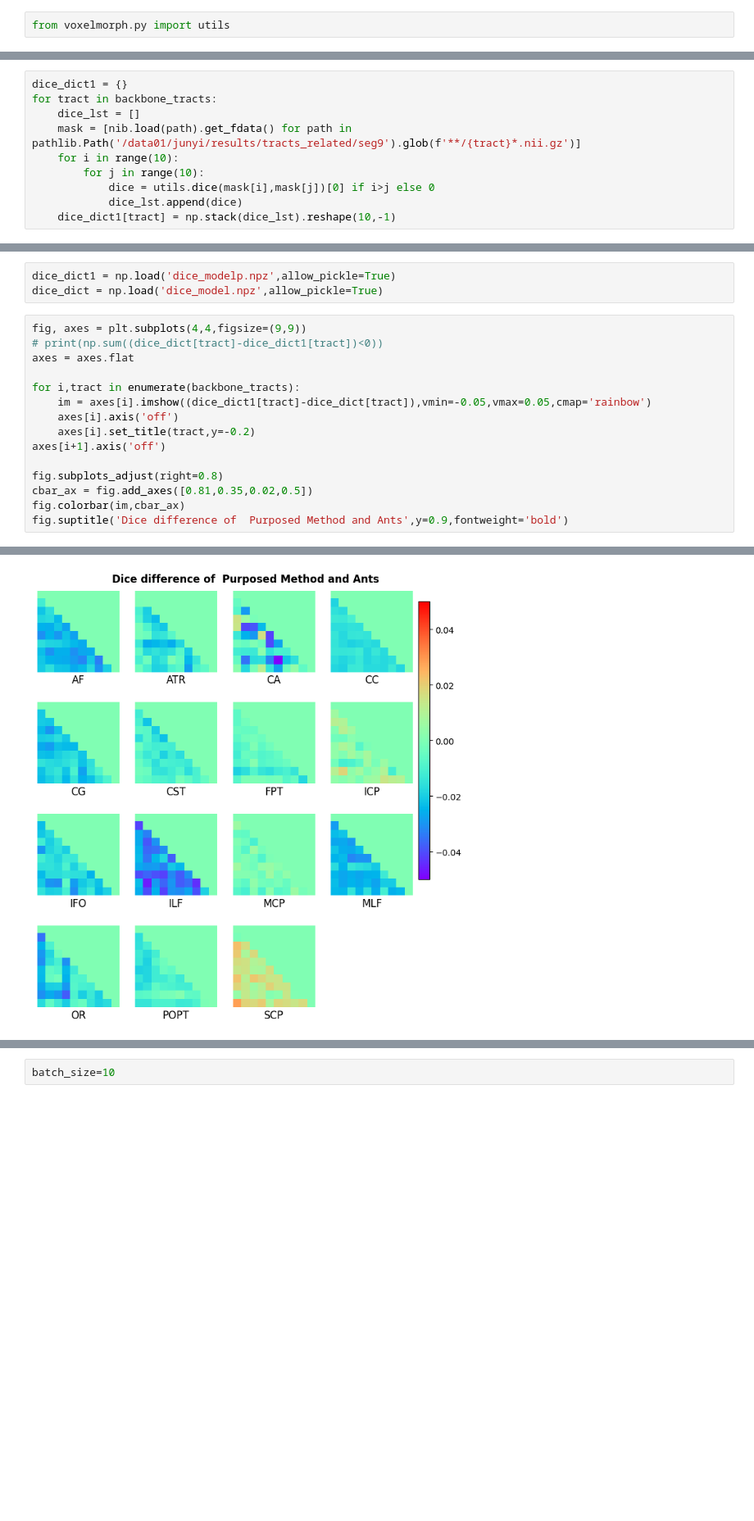
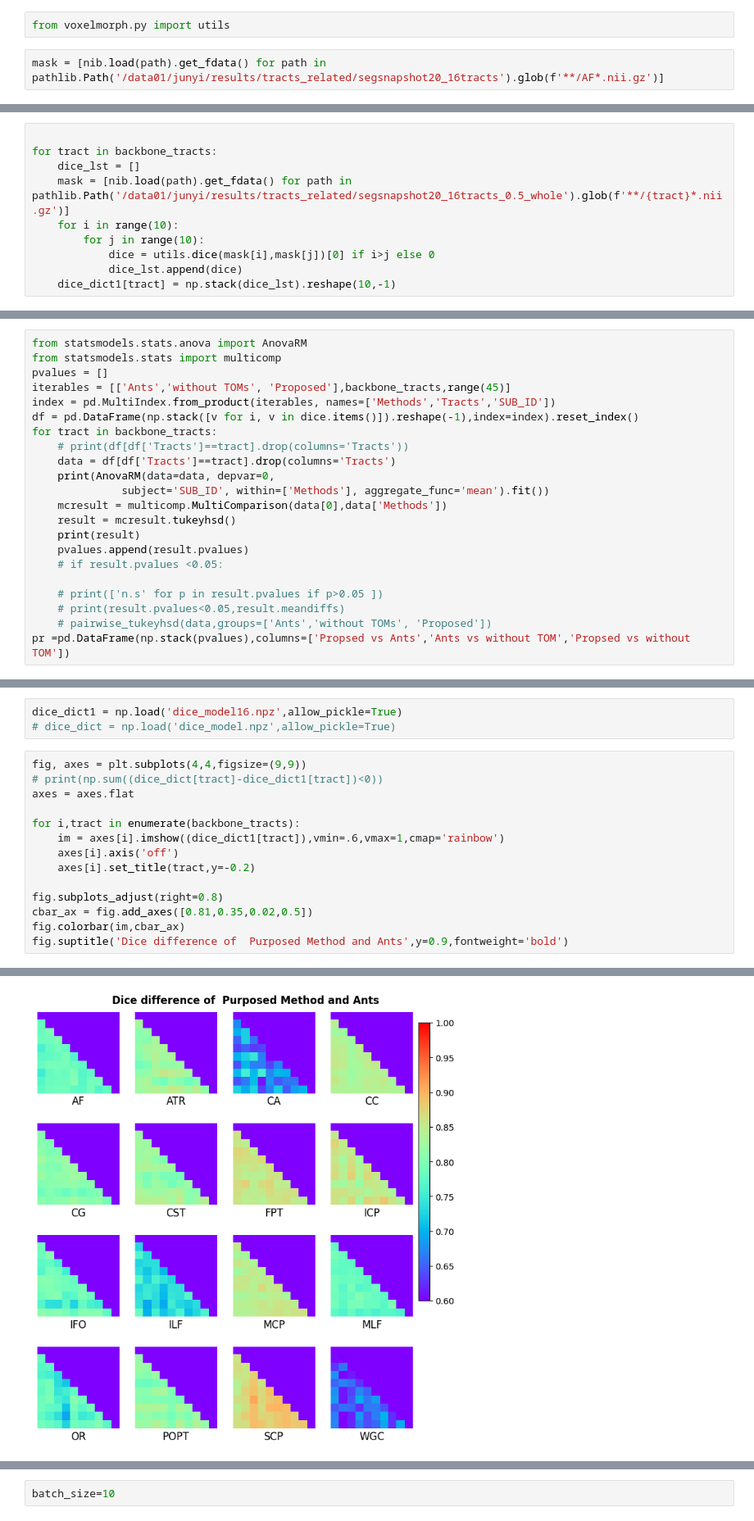
Before and after one commit to eiroW/voxelmorph, a Jupyter notebook: fiber-registeration-evaluation.ipynb, the cells around one changed output, grey strips where cells are left out. Shown: that part at 82% size. Drawn from its saved outputs; the diff is of its cells as text; blank space fills up the shorter version.

```diff
--- a/fiber-registeration-evaluation.ipynb
+++ b/fiber-registeration-evaluation.ipynb
@@ -17,2 +17,4 @@ backbone_tracts = ['AF', 'ATR', 'CA', 'CC',
 # %%
 from voxelmorph.py import utils
+# %%
+mask = [nib.load(path).get_fdata() for path in pathlib.Path('/data01/junyi/results/tracts_related/segsnapshot20_16tracts').glob(f'**/AF*.nii.gz')]
@@ -19,8 +121,8 @@ from voxelmorph.py import utils
 # %%
-dice_dict1 = {}
+
 for tract in backbone_tracts:
     dice_lst = []
-    mask = [nib.load(path).get_fdata() for path in pathlib.Path('/data01/junyi/results/tracts_related/seg9').glob(f'**/{tract}*.nii.gz')]
+    mask = [nib.load(path).get_fdata() for path in pathlib.Path('/data01/junyi/results/tracts_related/segsnapshot20_16tracts_0.5_whole').glob(f'**/{tract}*.nii.gz')]
     for i in range(10):
         for j in range(10):
             dice = utils.dice(mask[i],mask[j])[0] if i>j else 0
@@ -56,0 +191,22 @@ bar_chart(15,dice)
+# %%
+from statsmodels.stats.anova import AnovaRM
+from statsmodels.stats import multicomp
+pvalues = []
+iterables = [['Ants','without TOMs', 'Proposed'],backbone_tracts,range(45)]
+index = pd.MultiIndex.from_product(iterables, names=['Methods','Tracts','SUB_ID'])
+df = pd.DataFrame(np.stack([v for i, v in dice.items()]).reshape(-1),index=index).reset_index()
+for tract in backbone_tracts:
+    # print(df[df['Tracts']==tract].drop(columns='Tracts'))
+    data = df[df['Tracts']==tract].drop(columns='Tracts')
+    print(AnovaRM(data=data, depvar=0,
+              subject='SUB_ID', within=['Methods'], aggregate_func='mean').fit())
+    mcresult = multicomp.MultiComparison(data[0],data['Methods'])
+    result = mcresult.tukeyhsd()
+    print(result)
+    pvalues.append(result.pvalues)
+    # if result.pvalues <0.05:
+
+    # print(['n.s' for p in result.pvalues if p>0.05 ])
+    # print(result.pvalues<0.05,result.meandiffs)
+    # pairwise_tukeyhsd(data,groups=['Ants','without TOMs', 'Proposed'])
+pr =pd.DataFrame(np.stack(pvalues),columns=['Propsed vs Ants','Ants vs without TOM','Propsed vs without TOM'])
@@ -57,24 +281,23 @@ bar_chart(15,dice)
 # %%
-dice_dict1 = np.load('dice_modelp.npz',allow_pickle=True)
-dice_dict = np.load('dice_model.npz',allow_pickle=True)
+dice_dict1 = np.load('dice_model16.npz',allow_pickle=True)
+# dice_dict = np.load('dice_model.npz',allow_pickle=True)
 # %%
 fig, axes = plt.subplots(4,4,figsize=(9,9))
 # print(np.sum((dice_dict[tract]-dice_dict1[tract])<0))
 axes = axes.flat
 
 for i,tract in enumerate(backbone_tracts):
-    im = axes[i].imshow((dice_dict1[tract]-dice_dict[tract]),vmin=-0.05,vmax=0.05,cmap='rainbow')
+    im = axes[i].imshow((dice_dict1[tract]),vmin=.6,vmax=1,cmap='rainbow')
     axes[i].axis('off')
     axes[i].set_title(tract,y=-0.2)
-axes[i+1].axis('off')
 
 fig.subplots_adjust(right=0.8)
 cbar_ax = fig.add_axes([0.81,0.35,0.02,0.5])
 fig.colorbar(im,cbar_ax)
 fig.suptitle('Dice difference of  Purposed Method and Ants',y=0.9,fontweight='bold')
 # %% [output]
 Text(0.5, 0.9, 'Dice difference of  Purposed Method and Ants')
-[figure, old version]
+[figure, new version]
 # %%
 # %% [output]
 tensor([[0.9940, 0.7810, 0.6202, 0.4559, 0.3109, 0.2173, 0.1497, 0.0966, 0.0527,
```
Also changed, not shown: parts of 18 cells of this notebook, 11 other files.
